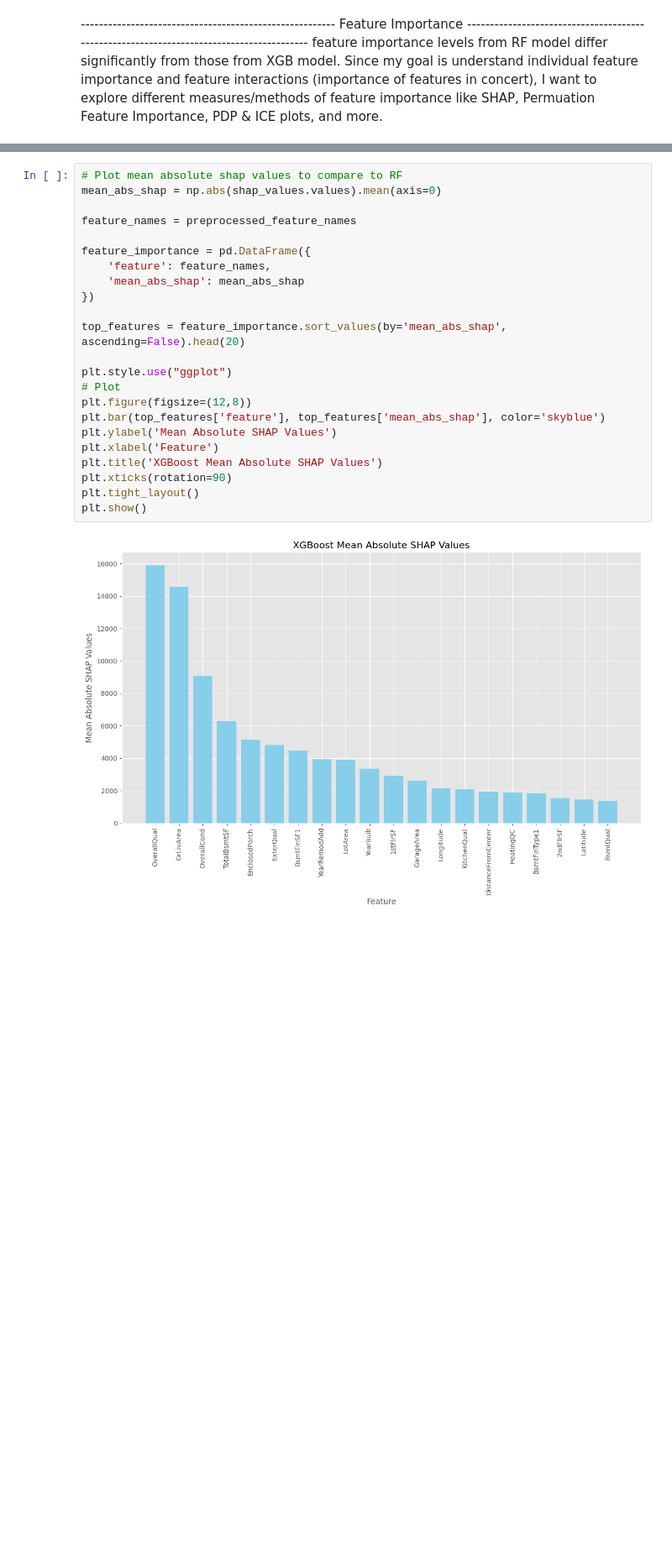
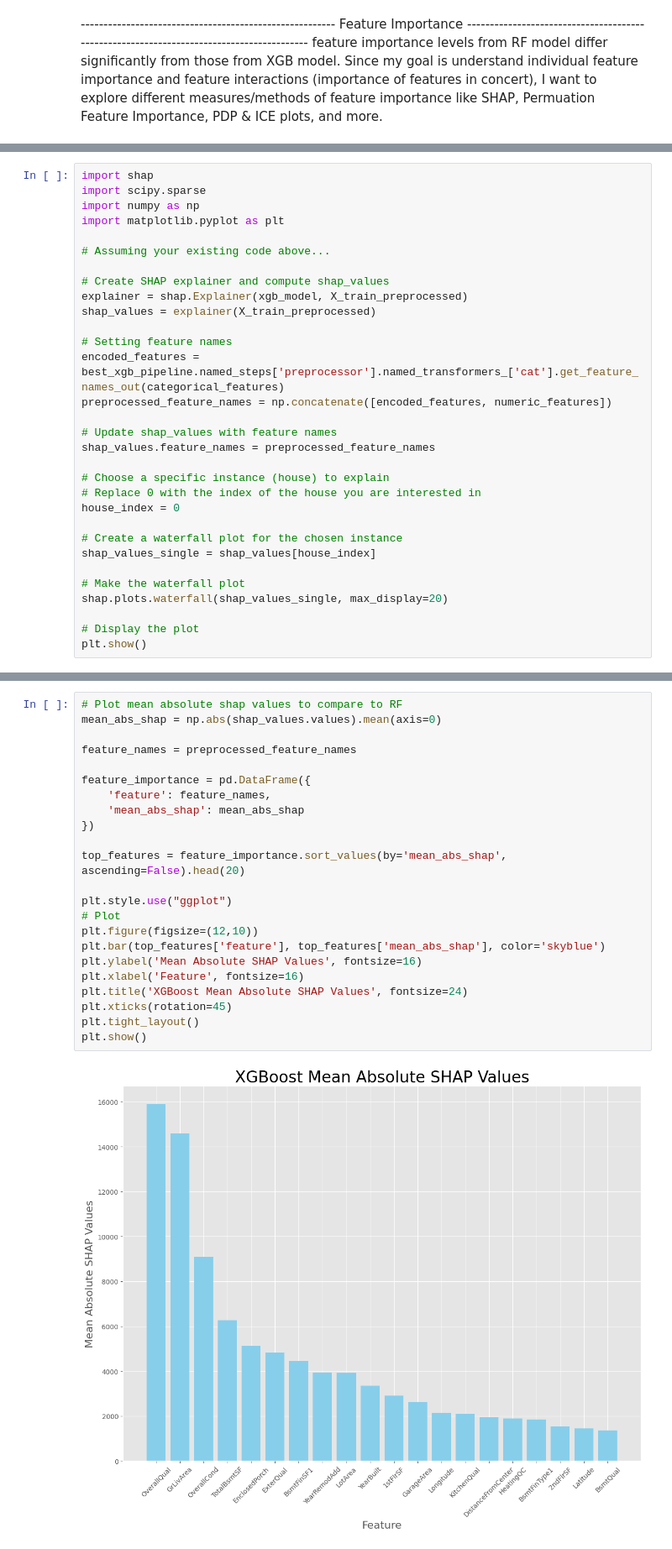
Before and after one commit to willfreeman1/AMES, a Jupyter notebook: ML_models_RF&XGB.ipynb, the cells around one changed output, grey strips where cells are left out. Shown at 84% size. Saved outputs shown, nothing was run; the diff lists cells and outputs as text; blank space fills up the shorter version.

```diff
--- a/ML_models_RF&XGB.ipynb
+++ b/ML_models_RF&XGB.ipynb
@@ -1009,0 +1012,31 @@ Please use `csr_matrix` from the `scipy.sparse` namespace, the `scipy.sparse.csr
+# %%
+import shap
+import scipy.sparse
+import numpy as np
+import matplotlib.pyplot as plt
+
+# Assuming your existing code above...
+
+# Create SHAP explainer and compute shap_values
+explainer = shap.Explainer(xgb_model, X_train_preprocessed)
+shap_values = explainer(X_train_preprocessed)
+
+# Setting feature names
+encoded_features = best_xgb_pipeline.named_steps['preprocessor'].named_transformers_['cat'].get_feature_names_out(categorical_features)
+preprocessed_feature_names = np.concatenate([encoded_features, numeric_features])
+
+# Update shap_values with feature names
+shap_values.feature_names = preprocessed_feature_names
+
+# Choose a specific instance (house) to explain
+# Replace 0 with the index of the house you are interested in
+house_index = 0
+
+# Create a waterfall plot for the chosen instance
+shap_values_single = shap_values[house_index]
+
+# Make the waterfall plot
+shap.plots.waterfall(shap_values_single, max_display=20)
+
+# Display the plot
+plt.show()
@@ -1010,25 +1046,25 @@ Please use `csr_matrix` from the `scipy.sparse` namespace, the `scipy.sparse.csr
 # %%
 # Plot mean absolute shap values to compare to RF
 mean_abs_shap = np.abs(shap_values.values).mean(axis=0)
 
 feature_names = preprocessed_feature_names
 
 feature_importance = pd.DataFrame({
     'feature': feature_names,
     'mean_abs_shap': mean_abs_shap
 })
 
 top_features = feature_importance.sort_values(by='mean_abs_shap', ascending=False).head(20)
 
 plt.style.use("ggplot")
 # Plot
-plt.figure(figsize=(12,8))
+plt.figure(figsize=(12,10))
 plt.bar(top_features['feature'], top_features['mean_abs_shap'], color='skyblue')
-plt.ylabel('Mean Absolute SHAP Values')
-plt.xlabel('Feature')
-plt.title('XGBoost Mean Absolute SHAP Values')
-plt.xticks(rotation=90)
+plt.ylabel('Mean Absolute SHAP Values', fontsize=16)
+plt.xlabel('Feature', fontsize=16)
+plt.title('XGBoost Mean Absolute SHAP Values', fontsize=24)
+plt.xticks(rotation=45)
 plt.tight_layout()
 plt.show()
 # %% [output]
-[figure, old version]
+[figure, new version]
```
Also changed, not shown: parts of 10 cells of this notebook.
